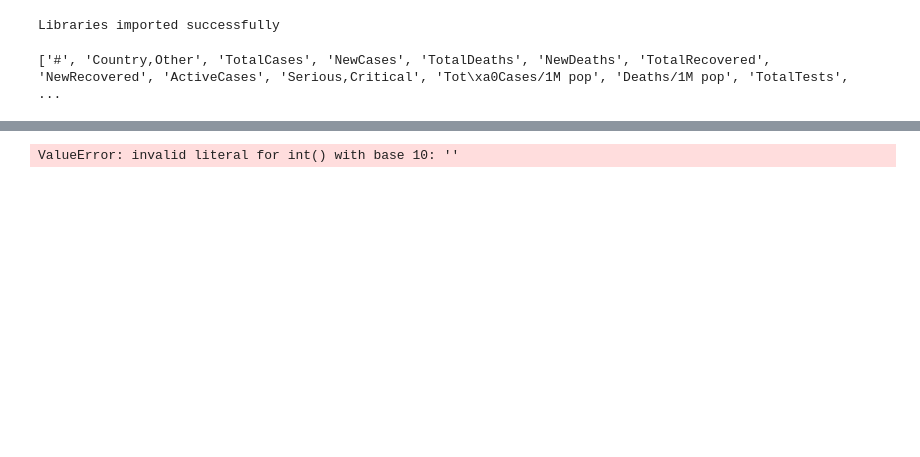
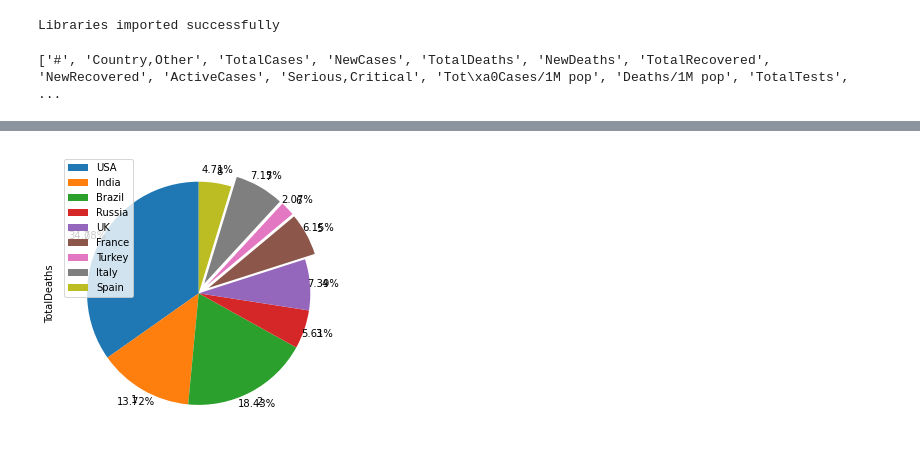
Before and after one commit to Rixant/Web-Scraping-COVID19, a Jupyter notebook: covid19_data_analysis.ipynb, the cells around one changed output, grey strips where cells are left out. Drawn from its saved outputs; the diff is of its cells as text; code cells hidden in the pictures; blank space fills up the shorter version.

```diff
--- a/covid19_data_analysis.ipynb
+++ b/covid19_data_analysis.ipynb
@@ -140,14 +166,19 @@ mydf.drop(mydf.index[[0,1,2,3,4,5,6,7]])
-# %%
-
-mydf['Countries'].astype('string')
-mydf['TotalCases'].astype('int')
-mydf['NewCases'].astype('int')
-mydf['TotalDeaths'].astype('int')
-mydf['NewDeaths'].astype('int64')
-mydf['TotalRecovered'].astype('int64')
-mydf['NewRecovered'].astype('int64')
-mydf['ActiveCases'].astype('int64')
-mydf['CriticalCases'].astype('int64')
-mydf['TotalCasesPer1M'].astype('int64')
-# %% [output]
-ValueError: invalid literal for int() with base 10: ''
+# %%
+df_top10=df.head(9)
+df_top10.TotalCases=pd.to_numeric(df_top10.TotalCases)
+df_top10.TotalDeaths=pd.to_numeric(df_top10.TotalDeaths)
+df_top10.TotalRecovered=pd.to_numeric(df_top10.TotalRecovered)
+df_top10.AcriveCases=pd.to_numeric(df_top10.ActiveCases)
+# %%
+explode_list = [0, 0, 0, 0,0, 0.1, 0.1,0.1,0]
+df_top10["TotalDeaths"].plot(kind='pie' ,figsize=(5, 6),
+                           autopct='%1.2f%%',
+                             pctdistance=1.12,
+                           explode=explode_list,
+                            startangle=90,
+                           # shadow=True,)
+                            )
+plt.legend(labels=df_top10.Countries)
+plt.show()
+# %% [output]
+[figure, added]
```
Also changed, not shown: parts of 16 cells of this notebook.
